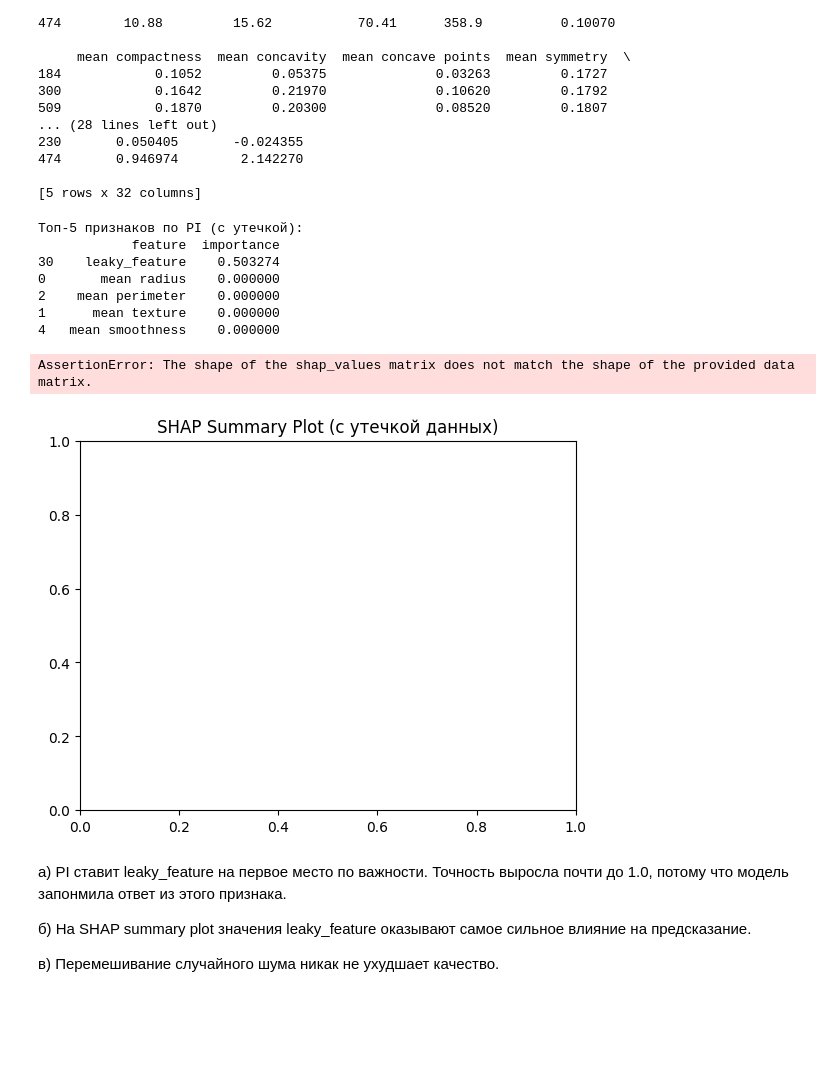
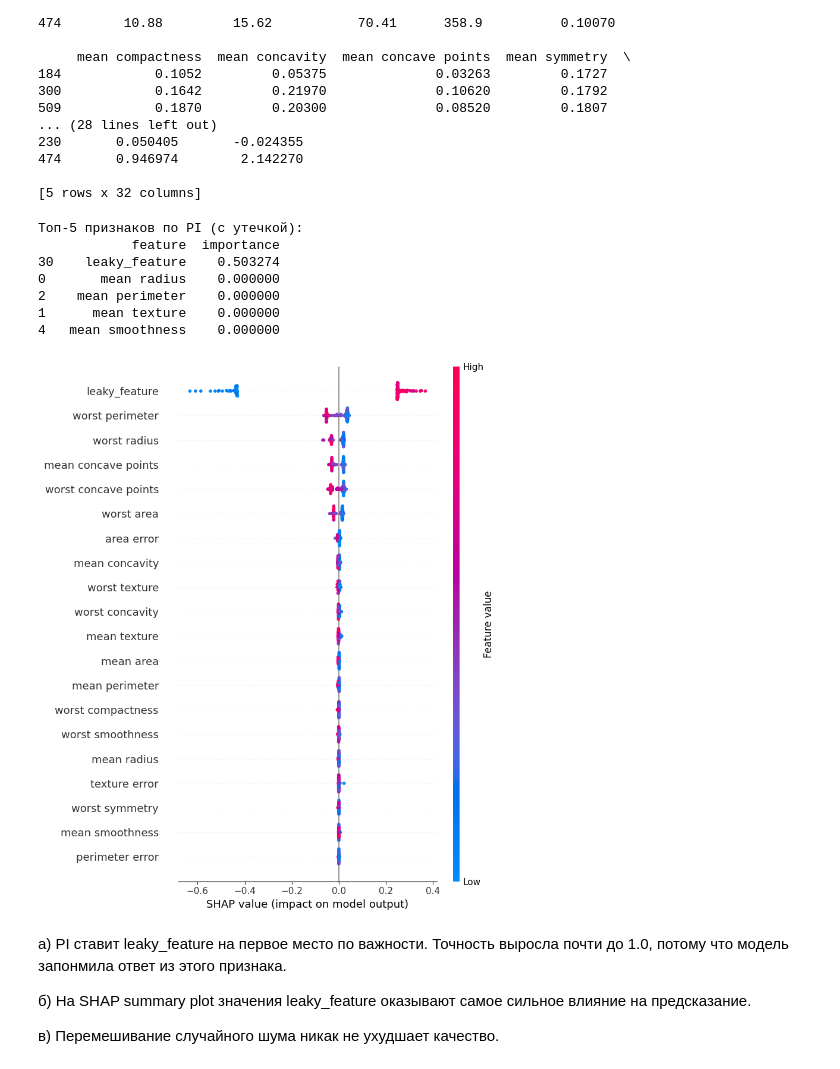
Before and after one commit to KATTSS/ml_course_bsu, a Jupyter notebook: hw11_hypeparams_definition/hp_interp_practice_student.ipynb, the cells around one changed output. Cells and saved outputs as stored; diff of their text form; code cells hidden in the pictures; blank space fills up the shorter version.

```diff
--- a/hw11_hypeparams_definition/hp_interp_practice_student.ipynb
+++ b/hw11_hypeparams_definition/hp_interp_practice_student.ipynb
@@ -509,41 +519,46 @@ print(X_train_ext.tail())
 # ║  a) Как PI определяет leaky_feature?                         ║
 # ║     Почему метрика на тесте выросла?                         ║
 # ║  б) Как SHAP выделяет leaky_feature в summary plot?          ║
 # ║  в) Как обнаружить random_feature как «шумовой»?             ║
 # ╚══════════════════════════════════════════════════════════════╝
 
-# 1. Обучаем модель с теми же лучшими параметрами на данных с "ликом"
 rf_ext = RandomForestClassifier(random_state=42, **rf_random_search.best_params_)
 rf_ext.fit(X_train_ext, y_train)
 
-# 2. PI
 pi_ext = permutation_importance(
     rf_ext, X_test_ext, y_test,
     n_repeats=10, random_state=42, scoring='f1_macro', n_jobs=-1
 )
 pi_ext_df = pd.DataFrame({
     'feature': X_test_ext.columns,
     'importance': pi_ext.importances_mean
 }).sort_values('importance', ascending=False)
 
 print("Топ-5 признаков по PI (с утечкой):")
 print(pi_ext_df.head())
 
-# 3. SHAP
+X_test_ext_array = X_test_ext.values
+
 explainer_ext = shap.TreeExplainer(rf_ext)
-shap_values_ext = explainer_ext.shap_values(X_test_ext)
-plt.title("SHAP Summary Plot (с утечкой данных)")
-shap.summary_plot(shap_values_ext[1], X_test_ext)
+shap_values_ext = explainer_ext.shap_values(X_test_ext_array)
+
+shap_values_for_class = shap_values_ext[:, :, 1]
+
+plt.figure(figsize=(12, 8))
+shap.summary_plot(
+    shap_values_for_class,
+    X_test_ext_array,
+    feature_names=X_test_ext.columns.tolist()
+)
 # %% [output]
 Топ-5 признаков по PI (с утечкой):
             feature  importance
 30    leaky_feature    0.503274
 0       mean radius    0.000000
 2    mean perimeter    0.000000
 1      mean texture    0.000000
 4   mean smoothness    0.000000
-AssertionError: The shape of the shap_values matrix does not match the shape of the provided data matrix.
-[figure, old version]
+[figure, new version]
 # %% [markdown]
 а) PI ставит leaky_feature на первое место по важности. Точность выросла почти до 1.0, потому что модель запонмила ответ из этого признака.
 
```
Also changed, not shown: parts of 7 cells of this notebook.
